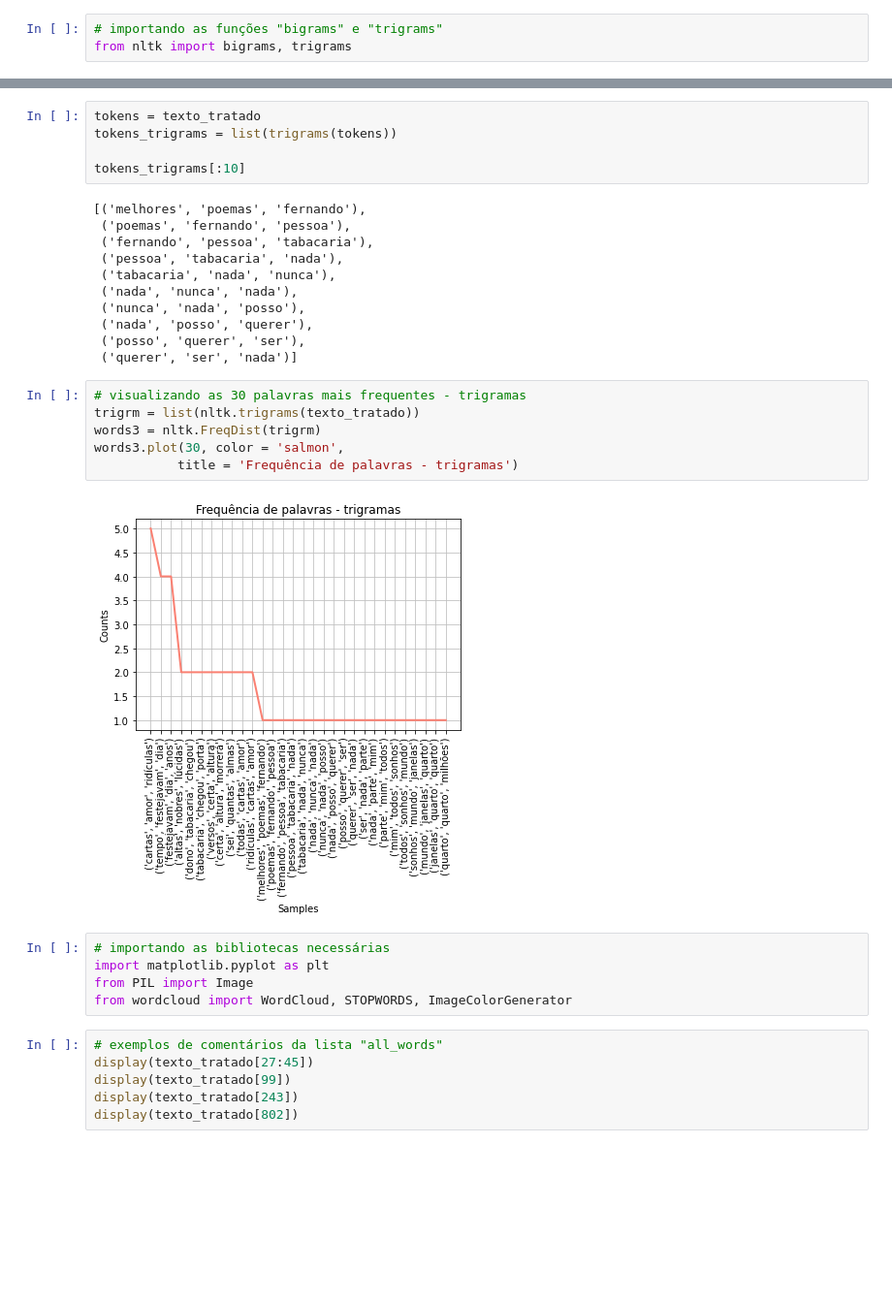
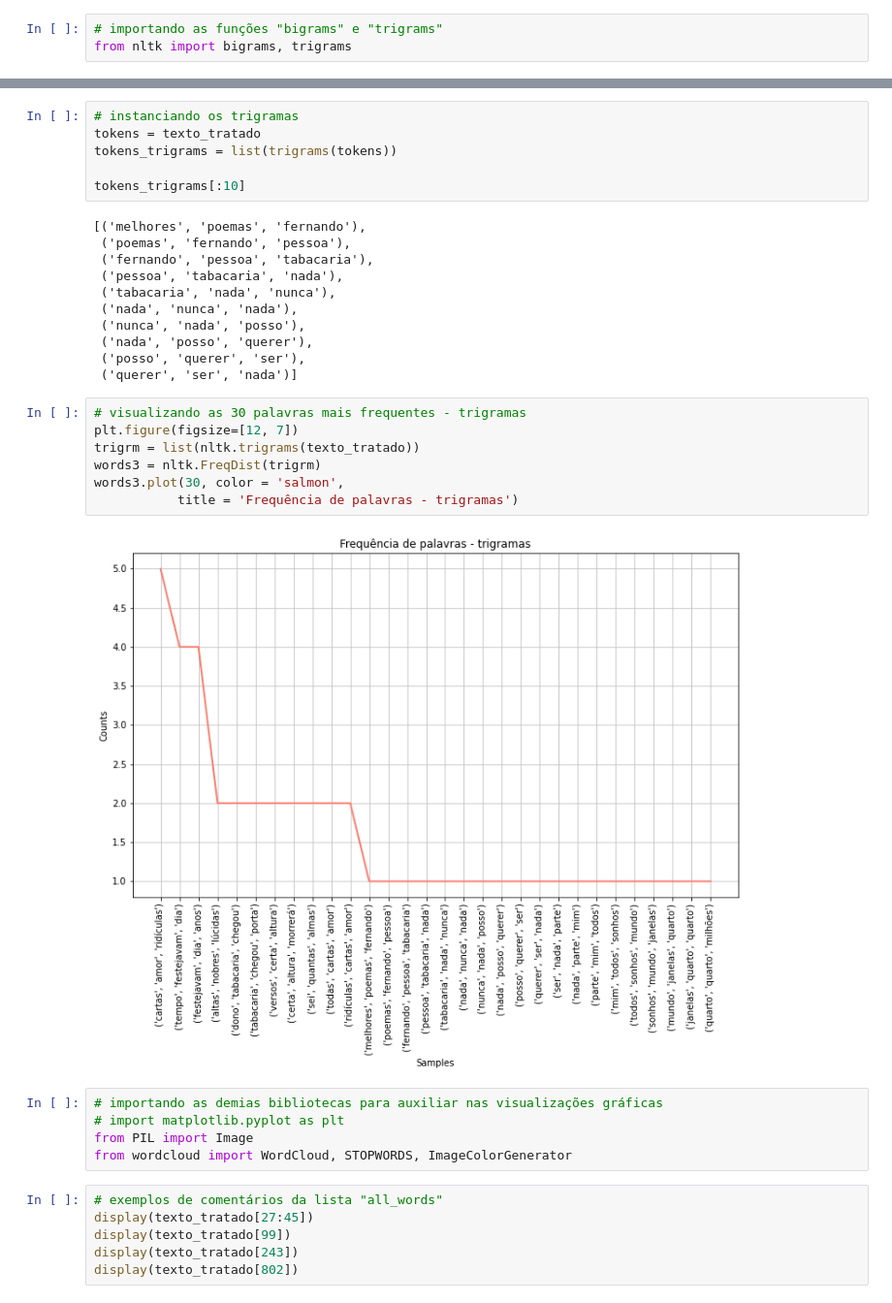
Before and after one commit to FGalvao77/Natural-Language-Processing-NLP-with-Python-using-NLTK---Poemas-de-Fernando-Pesssoa, a Jupyter notebook: Natural_Language_Processing_(NLP)_with_Python_using_NLTK_Poemas_de_Fernando_Pesssoa.ipynb, the cells around one changed output, grey strips where cells are left out. Shown at 97% size. Cells and saved outputs as stored; diff of their text form; blank space fills up the shorter version.

```diff
--- a/Natural_Language_Processing_(NLP)_with_Python_using_NLTK_Poemas_de_Fernando_Pesssoa.ipynb
+++ b/Natural_Language_Processing_(NLP)_with_Python_using_NLTK_Poemas_de_Fernando_Pesssoa.ipynb
@@ -197,4 +208,5 @@ words2.plot(30, color = 'salmon',
 # %%
+# instanciando os trigramas
 tokens = texto_tratado
 tokens_trigrams = list(trigrams(tokens))
 
@@ -212,15 +224,16 @@ tokens_trigrams[:10]
  ('querer', 'ser', 'nada')]
 # %%
 # visualizando as 30 palavras mais frequentes - trigramas
+plt.figure(figsize=[12, 7])
 trigrm = list(nltk.trigrams(texto_tratado))
 words3 = nltk.FreqDist(trigrm)
 words3.plot(30, color = 'salmon',
            title = 'Frequência de palavras - trigramas')
 # %% [output]
-[figure, old version]
+[figure, new version]
 # %%
-# importando as bibliotecas necessárias
-import matplotlib.pyplot as plt
+# importando as demias bibliotecas para auxiliar nas visualizações gráficas
+# import matplotlib.pyplot as plt
 from PIL import Image
 from wordcloud import WordCloud, STOPWORDS, ImageColorGenerator
 # %%
```
Also changed, not shown: parts of 13 cells of this notebook.
